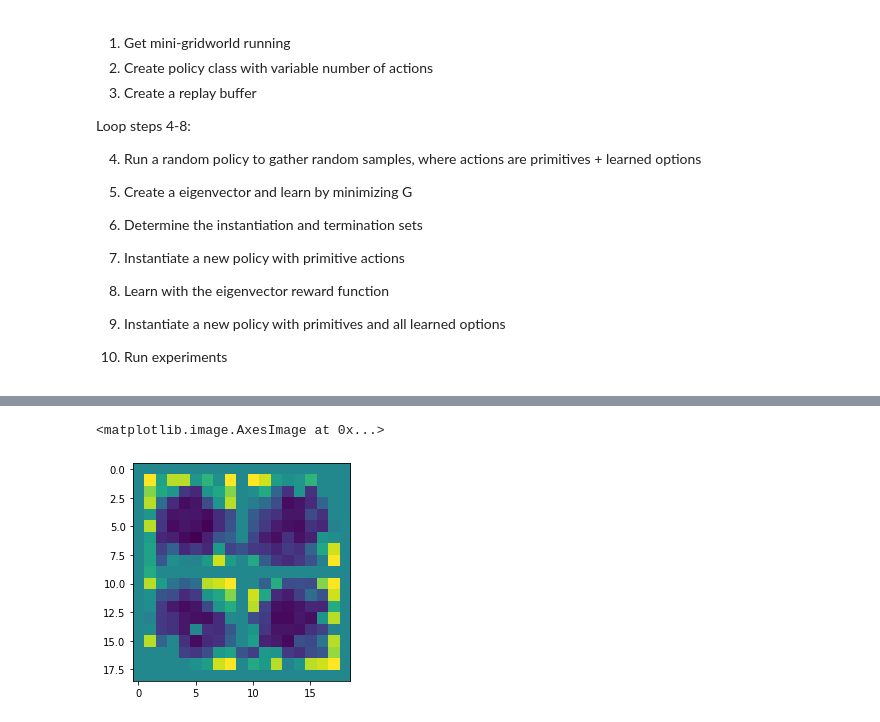
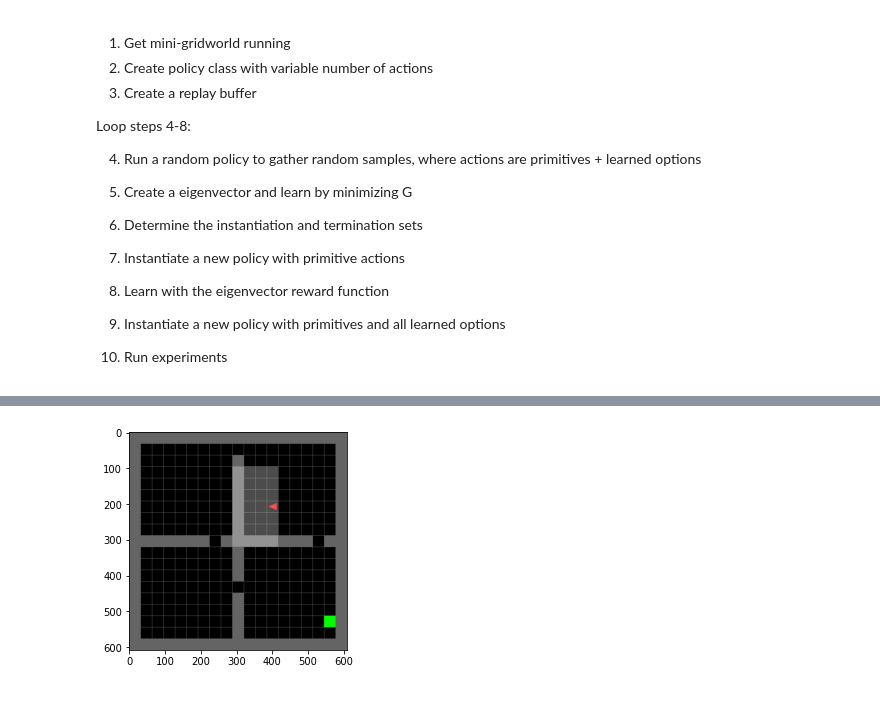
Before and after one commit to ejmejm/OptionsExplorationExperiments, a Jupyter notebook: deep_covering_options.ipynb, the cells around one changed output, grey strips where cells are left out. Cells and saved outputs as stored; diff of their text form; code cells hidden in the pictures.

```diff
--- a/deep_covering_options.ipynb
+++ b/deep_covering_options.ipynb
@@ -285,15 +313,5 @@ plt.plot(losses)
-# %%
-ev_map = np.zeros((19, 19), dtype=np.float32)
-for _ in range(4):
-    obs = reset_env(env, env_seed)
-    for _ in range(5000):
-        agent_pos = env.unwrapped.agent_pos
-        if ev_map[agent_pos[0], agent_pos[1]] == 0:
-            obs = obs_to_tensor(preprocess_obs(obs))
-            ev_val = eigen_function(obs).item()
-            ev_map[agent_pos[0], agent_pos[1]] = ev_val
-        obs = env.step(env.action_space.sample())[0]
-plt.imshow(ev_map)
-# %% [output]
-<matplotlib.image.AxesImage at 0x...>
-[figure, removed]
+# %%
+reset_env(env, seed=env_seed)
+render_state(env)
+# %% [output]
+[figure, added]
```
Also changed, not shown: parts of 8 cells of this notebook.
